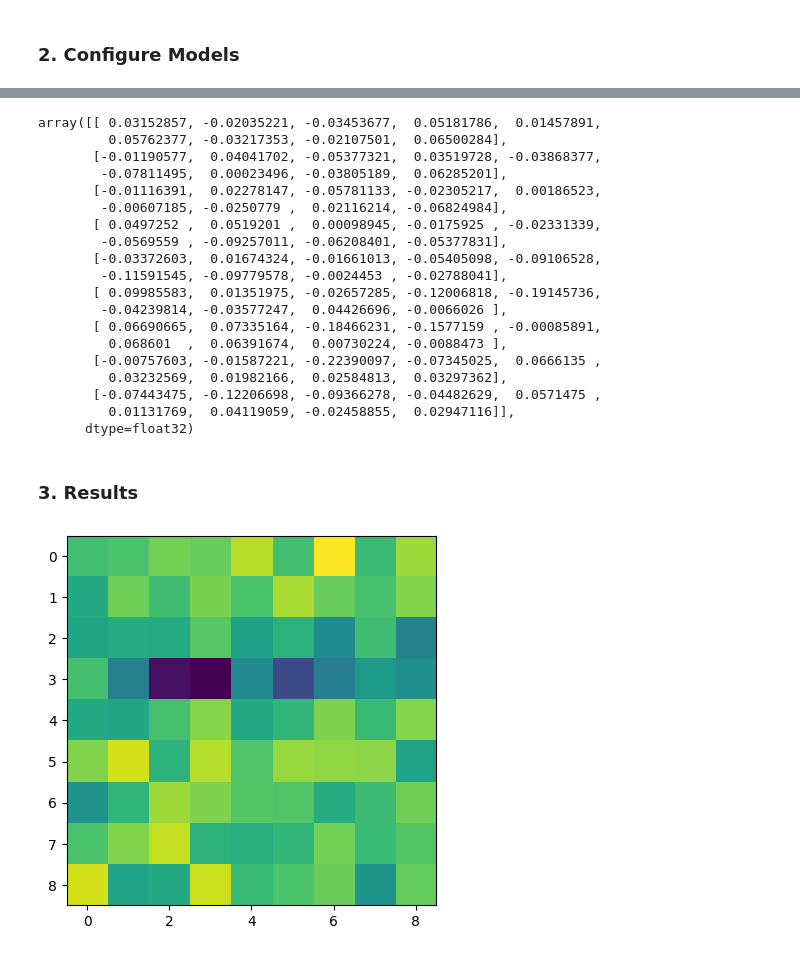
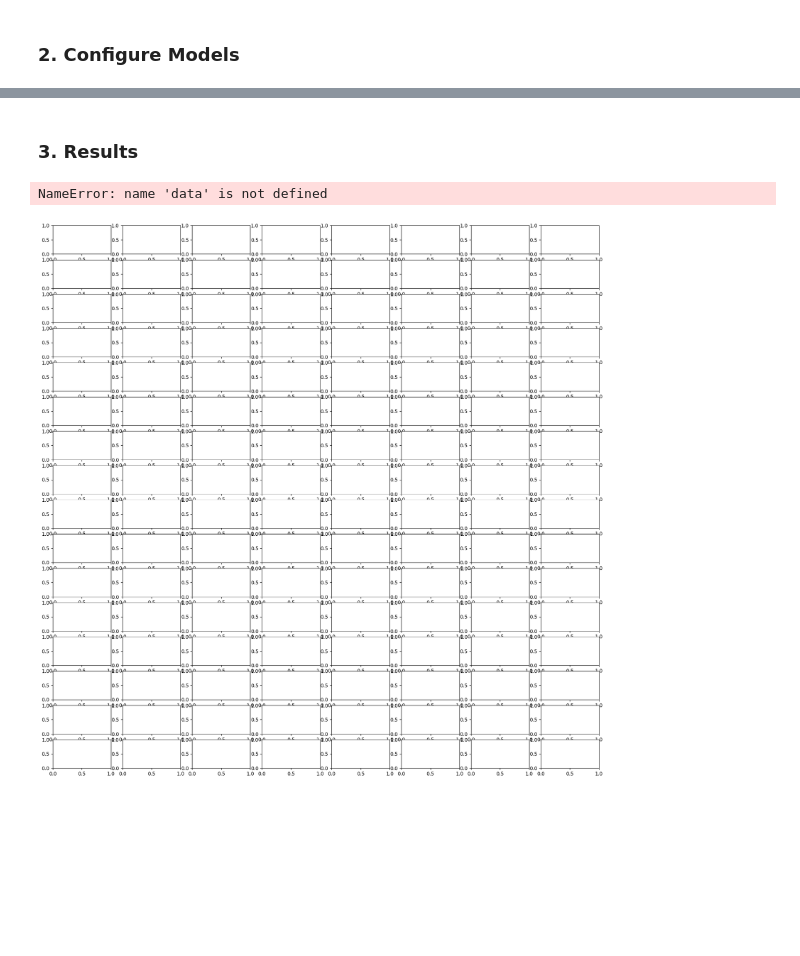
Before and after one commit to Sofie273/laborarbeit, a Jupyter notebook: CNN.ipynb, the cells around one changed output, grey strips where cells are left out. Saved outputs shown, nothing was run; the diff lists cells and outputs as text; code cells hidden in the pictures; blank space fills up the shorter version.

```diff
--- a/CNN.ipynb
+++ b/CNN.ipynb
@@ -131,35 +113,18 @@ print(data)
-# %%
-data[:, :, :, 0].reshape(9, 9)
-# %% [output]
-array([[ 0.03152857, -0.02035221, -0.03453677,  0.05181786,  0.01457891,
-         0.05762377, -0.03217353, -0.02107501,  0.06500284],
-       [-0.01190577,  0.04041702, -0.05377321,  0.03519728, -0.03868377,
-        -0.07811495,  0.00023496, -0.03805189,  0.06285201],
-       [-0.01116391,  0.02278147, -0.05781133, -0.02305217,  0.00186523,
-        -0.00607185, -0.0250779 ,  0.02116214, -0.06824984],
-       [ 0.0497252 ,  0.0519201 ,  0.00098945, -0.0175925 , -0.02331339,
-        -0.0569559 , -0.09257011, -0.06208401, -0.05377831],
-       [-0.03372603,  0.01674324, -0.01661013, -0.05405098, -0.09106528,
-        -0.11591545, -0.09779578, -0.0024453 , -0.02788041],
-       [ 0.09985583,  0.01351975, -0.02657285, -0.12006818, -0.19145736,
-        -0.04239814, -0.03577247,  0.04426696, -0.0066026 ],
-       [ 0.06690665,  0.07335164, -0.18466231, -0.1577159 , -0.00085891,
-         0.068601  ,  0.06391674,  0.00730224, -0.0088473 ],
-       [-0.00757603, -0.01587221, -0.22390097, -0.07345025,  0.0666135 ,
-         0.03232569,  0.01982166,  0.02584813,  0.03297362],
-       [-0.07443475, -0.12206698, -0.09366278, -0.04482629,  0.0571475 ,
-         0.01131769,  0.04119059, -0.02458855,  0.02947116]],
-      dtype=float32)
 # %% [markdown]
 ### 3. Results
 # %%
 # https://adamharley.com/nn_vis/cnn/3d.html
-# %%
-%matplotlib inline
-
-import matplotlib.pyplot as plt
-
-plt.imshow(data[:, :, :, 3].reshape(9, 9))
-plt.show()
-# %% [output]
-[figure, removed]
+# %%
+%matplotlib inline
+
+fig, axes = plt.subplots(16, 8, figsize = (20, 20))
+
+for i in range(16):
+    for j in range(8):
+        axes[i, j].imshow(data[:,:,0,i*8+j], cmap="gray")
+        axes[i, j].axis("off")
+
+plt.show()
+# %% [output]
+NameError: name 'data' is not defined
+[figure, added]
```
Also changed, not shown: parts of 4 cells of this notebook, 10 other files.
